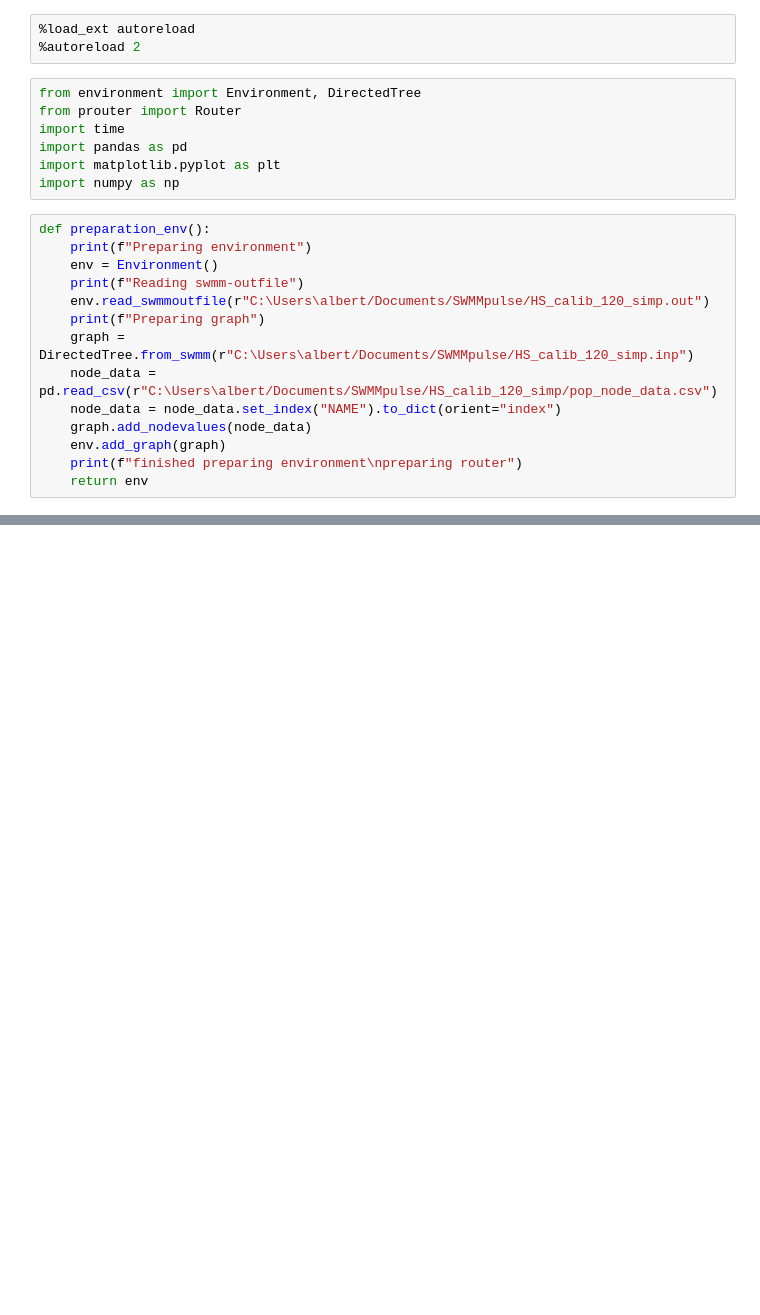
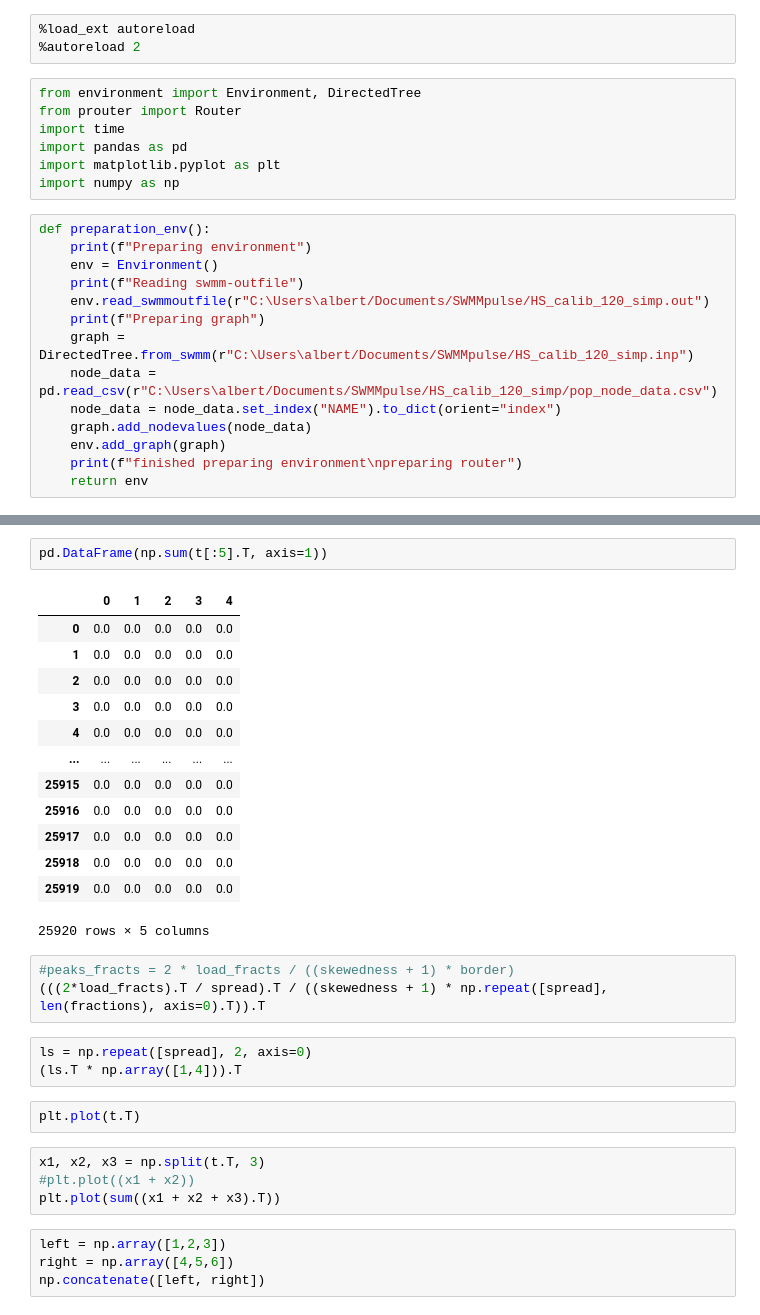
Before and after one commit to alBartig/SWMMpulse, a Jupyter notebook: tester.ipynb, the cells around one changed output, grey strips where cells are left out. Saved outputs shown, nothing was run; the diff lists cells and outputs as text; blank space fills up the shorter version.

```diff
--- a/tester.ipynb
+++ b/tester.ipynb
@@ -65,0 +204,32 @@ plt.scatter(x,y)
+# %%
+pd.DataFrame(np.sum(t[:5].T, axis=1))
+# %% [output]
+|  | 0 | 1 | 2 | 3 | 4 |
+| 0 | 0.0 | 0.0 | 0.0 | 0.0 | 0.0 |
+| 1 | 0.0 | 0.0 | 0.0 | 0.0 | 0.0 |
+| 2 | 0.0 | 0.0 | 0.0 | 0.0 | 0.0 |
+| 3 | 0.0 | 0.0 | 0.0 | 0.0 | 0.0 |
+| 4 | 0.0 | 0.0 | 0.0 | 0.0 | 0.0 |
+| ... | ... | ... | ... | ... | ... |
+| 25915 | 0.0 | 0.0 | 0.0 | 0.0 | 0.0 |
+| 25916 | 0.0 | 0.0 | 0.0 | 0.0 | 0.0 |
+| 25917 | 0.0 | 0.0 | 0.0 | 0.0 | 0.0 |
+| 25918 | 0.0 | 0.0 | 0.0 | 0.0 | 0.0 |
+| 25919 | 0.0 | 0.0 | 0.0 | 0.0 | 0.0 |
+25920 rows × 5 columns
+# %%
+#peaks_fracts = 2 * load_fracts / ((skewedness + 1) * border)
+(((2*load_fracts).T / spread).T / ((skewedness + 1) * np.repeat([spread], len(fractions), axis=0).T)).T
+# %%
+ls = np.repeat([spread], 2, axis=0)
+(ls.T * np.array([1,4])).T
+# %%
+plt.plot(t.T)
+# %%
+x1, x2, x3 = np.split(t.T, 3)
+#plt.plot((x1 + x2))
+plt.plot(sum((x1 + x2 + x3).T))
+# %%
+left = np.array([1,2,3])
+right = np.array([4,5,6])
+np.concatenate([left, right])
```
Also changed, not shown: parts of 23 cells of this notebook, 2 other files.
